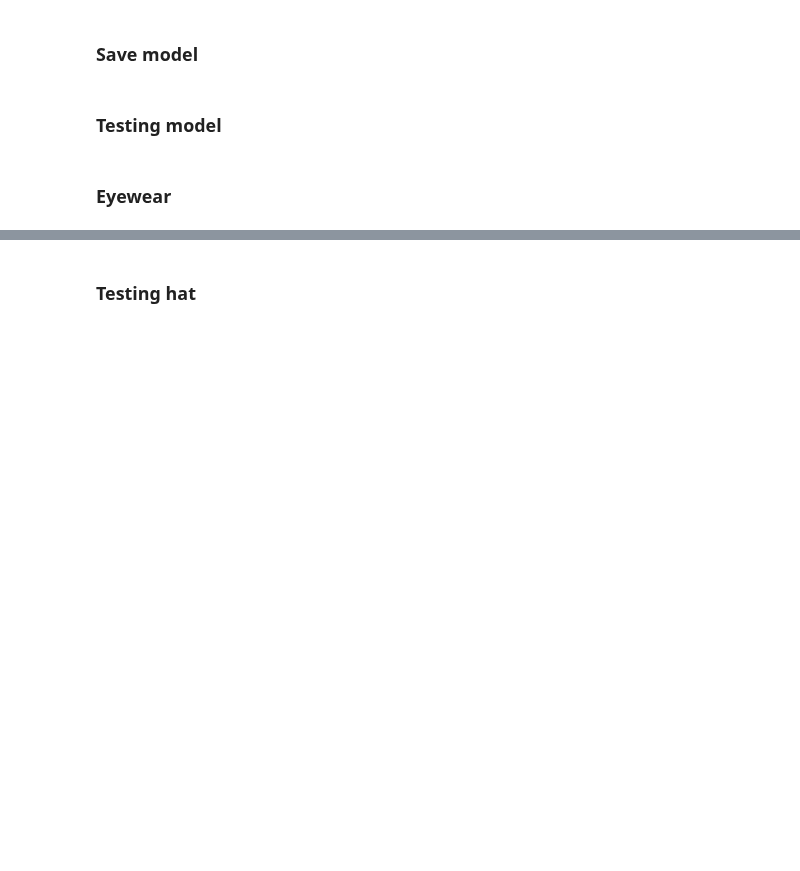
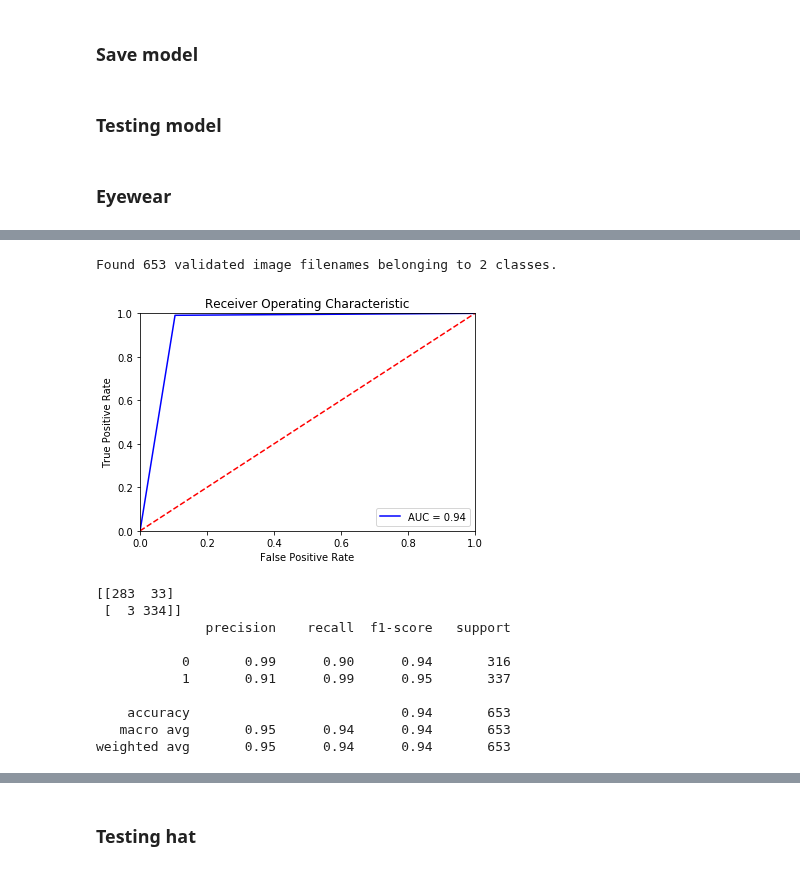
Before and after one commit to mzhou356/img2recommender, a Jupyter notebook: notebooks/Generic_Model_Tuning.ipynb, the cells around one changed output, grey strips where cells are left out. Cells and saved outputs as stored; diff of their text form; code cells hidden in the pictures; blank space fills up the shorter version.

```diff
--- a/notebooks/Generic_Model_Tuning.ipynb
+++ b/notebooks/Generic_Model_Tuning.ipynb
@@ -513,4 +528,17 @@ weighted avg       0.96      0.96      0.96       653
 # %%
-model_testing(df,'../tuning_data/resnet_data/resnet50_model_5_up.json',
-              '../tuning_data/resnet_data/untracked_resnet50/best_resnet50_model_eyewear.h5',
-              'eyewear')
+model_testing(df,'../tuning_data/VGG_16_tuning/vgg_model.json',
+              '../tuning_data/VGG_16_tuning/best_vgg16_model_5_layer_eyewear_beta.h5',
+              'eyewear',(150,150), old = False)
+# %% [output]
+Found 653 validated image filenames belonging to 2 classes.
+[figure, added]
+[[283  33]
+ [  3 334]]
+              precision    recall  f1-score   support
+
+           0       0.99      0.90      0.94       316
+           1       0.91      0.99      0.95       337
+
+    accuracy                           0.94       653
+   macro avg       0.95      0.94      0.94       653
+weighted avg       0.95      0.94      0.94       653
```
Also changed, not shown: parts of 27 cells of this notebook.
